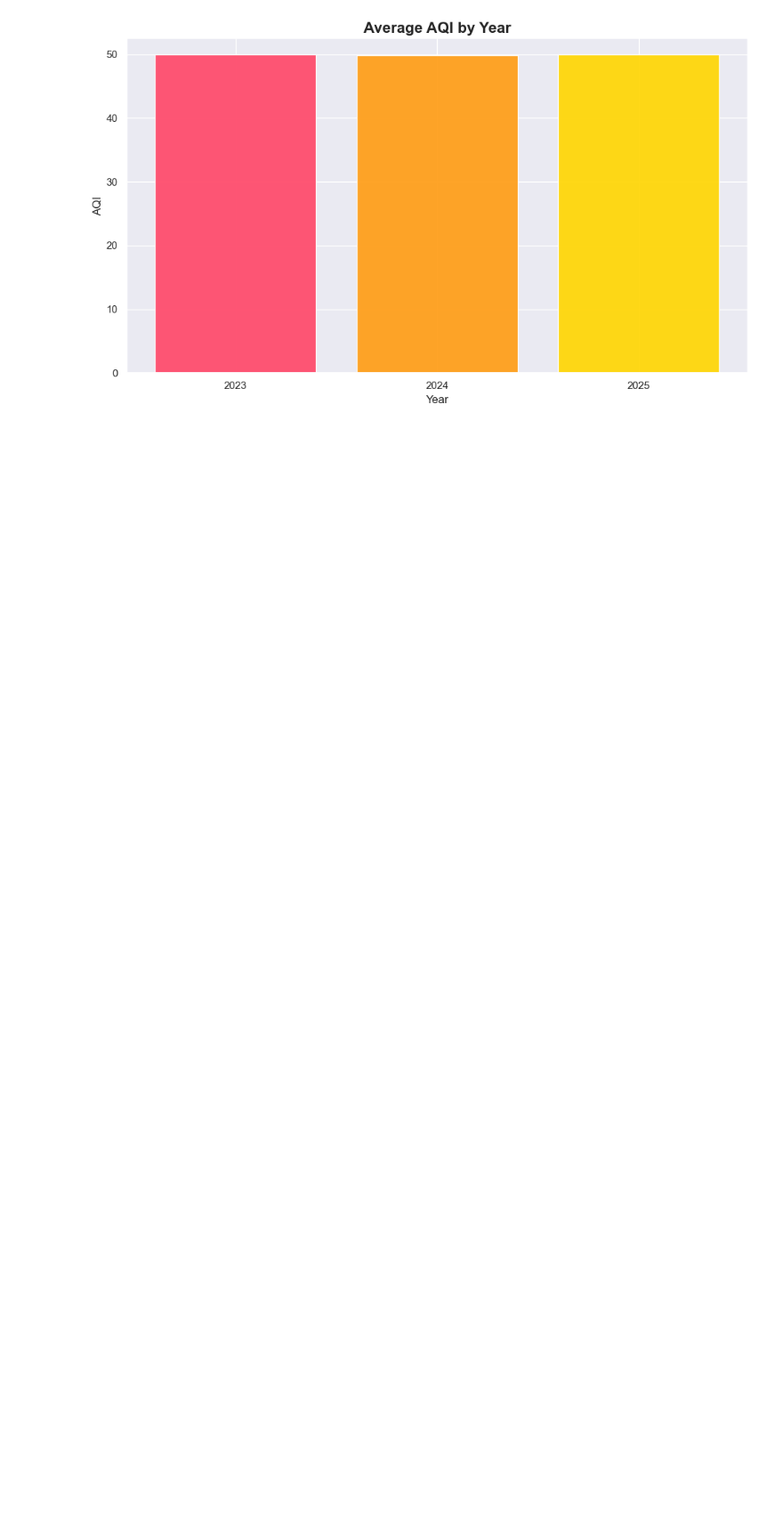
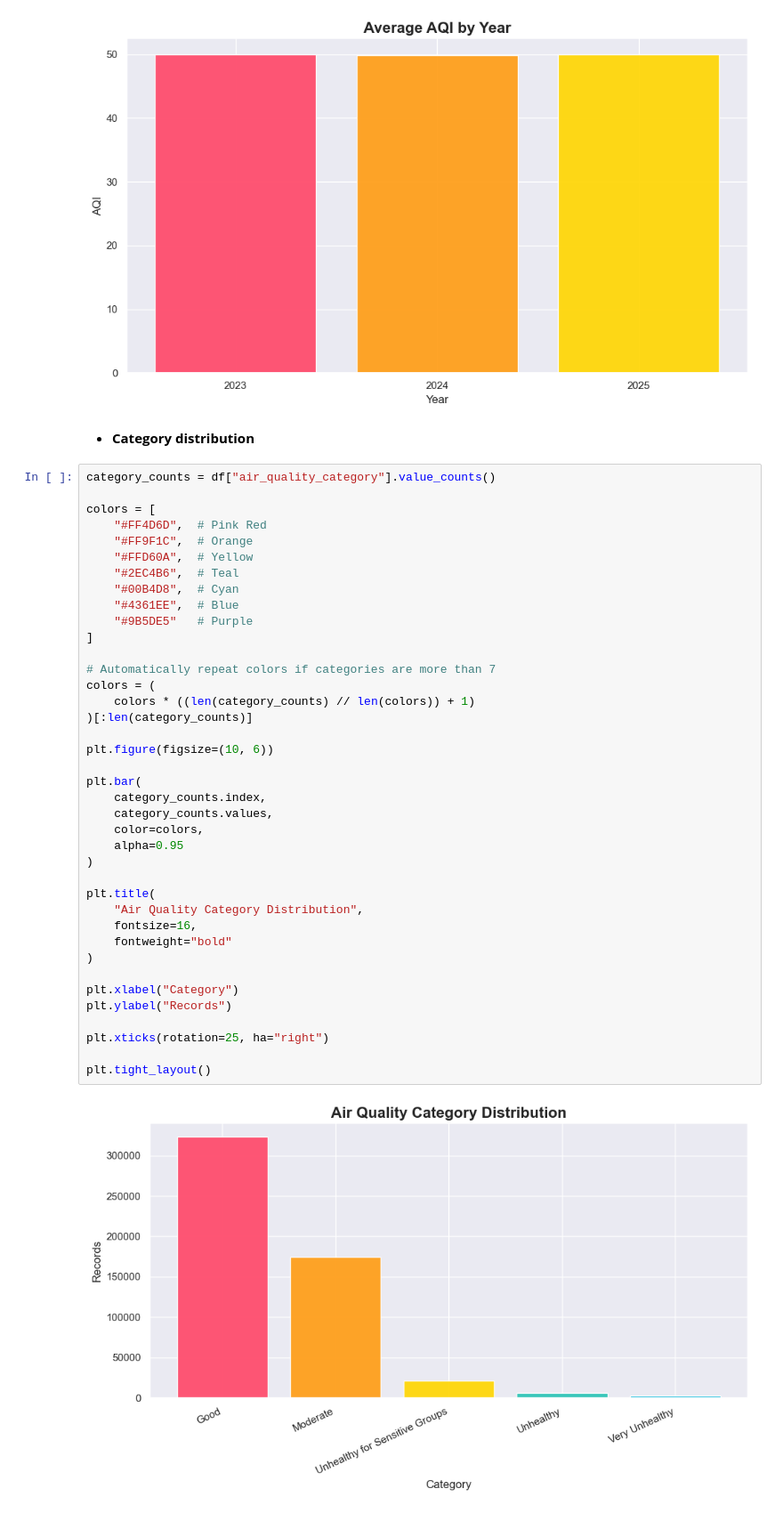
Before and after one commit to geershatisaxena/AQI-Data-Analysis, a Jupyter notebook: air quality.ipynb, the cells around one changed output. Shown at 89% size. Saved outputs shown, nothing was run; the diff lists cells and outputs as text; blank space fills up the shorter version.

```diff
--- a/air quality.ipynb
+++ b/air quality.ipynb
@@ -800,3 +800,46 @@ plt.ylabel("AQI")
 plt.tight_layout()
 # %% [output]
 [figure]
+# %% [markdown]
+- **Category distribution**
+# %%
+category_counts = df["air_quality_category"].value_counts()
+
+colors = [
+    "#FF4D6D",  # Pink Red
+    "#FF9F1C",  # Orange
+    "#FFD60A",  # Yellow
+    "#2EC4B6",  # Teal
+    "#00B4D8",  # Cyan
+    "#4361EE",  # Blue
+    "#9B5DE5"   # Purple
+]
+
+# Automatically repeat colors if categories are more than 7
+colors = (
+    colors * ((len(category_counts) // len(colors)) + 1)
+)[:len(category_counts)]
+
+plt.figure(figsize=(10, 6))
+
+plt.bar(
+    category_counts.index,
+    category_counts.values,
+    color=colors,
+    alpha=0.95
+)
+
+plt.title(
+    "Air Quality Category Distribution",
+    fontsize=16,
+    fontweight="bold"
+)
+
+plt.xlabel("Category")
+plt.ylabel("Records")
+
+plt.xticks(rotation=25, ha="right")
+
+plt.tight_layout()
+# %% [output]
+[figure, added]
```
